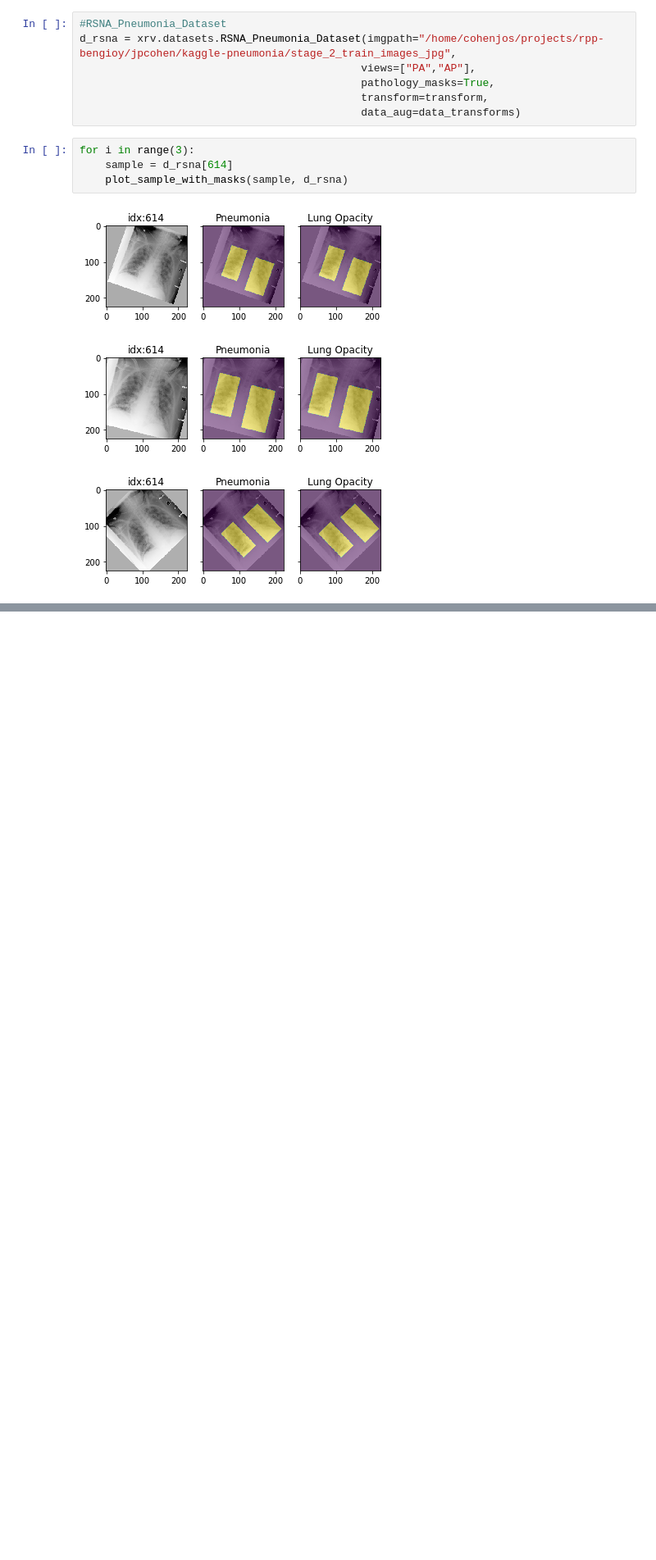
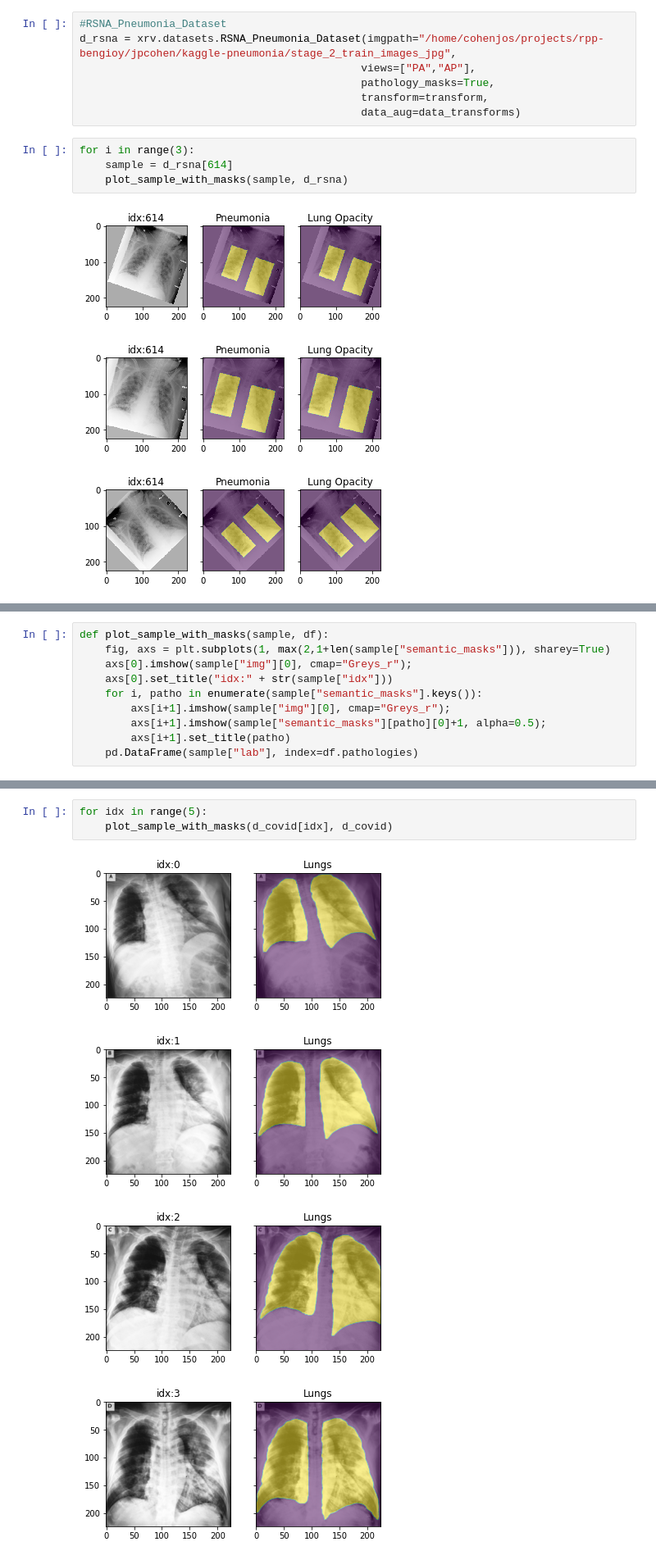
Before and after one commit to mlmed/torchxrayvision, a Jupyter notebook: scripts/xray_masks.ipynb, the cells around one changed output, grey strips where cells are left out. Shown at 82% size. Drawn from its saved outputs; the diff is of its cells as text; blank space fills up the shorter version.

```diff
--- a/scripts/xray_masks.ipynb
+++ b/scripts/xray_masks.ipynb
@@ -187,0 +224,10 @@ for i in range(3):
+# %%
+def plot_sample_with_masks(sample, df):
+    fig, axs = plt.subplots(1, max(2,1+len(sample["semantic_masks"])), sharey=True)
+    axs[0].imshow(sample["img"][0], cmap="Greys_r");
+    axs[0].set_title("idx:" + str(sample["idx"]))
+    for i, patho in enumerate(sample["semantic_masks"].keys()):
+        axs[i+1].imshow(sample["img"][0], cmap="Greys_r");
+        axs[i+1].imshow(sample["semantic_masks"][patho][0]+1, alpha=0.5);
+        axs[i+1].set_title(patho)
+    pd.DataFrame(sample["lab"], index=df.pathologies)
@@ -187,0 +239,8 @@ for i in range(3):
+# %%
+for idx in range(5):
+    plot_sample_with_masks(d_covid[idx], d_covid)
+# %% [output]
+[figure, added]
+[figure, added]
+[figure, added]
+[figure, added]
```
Also changed, not shown: parts of 5 cells of this notebook, 2 other files.
